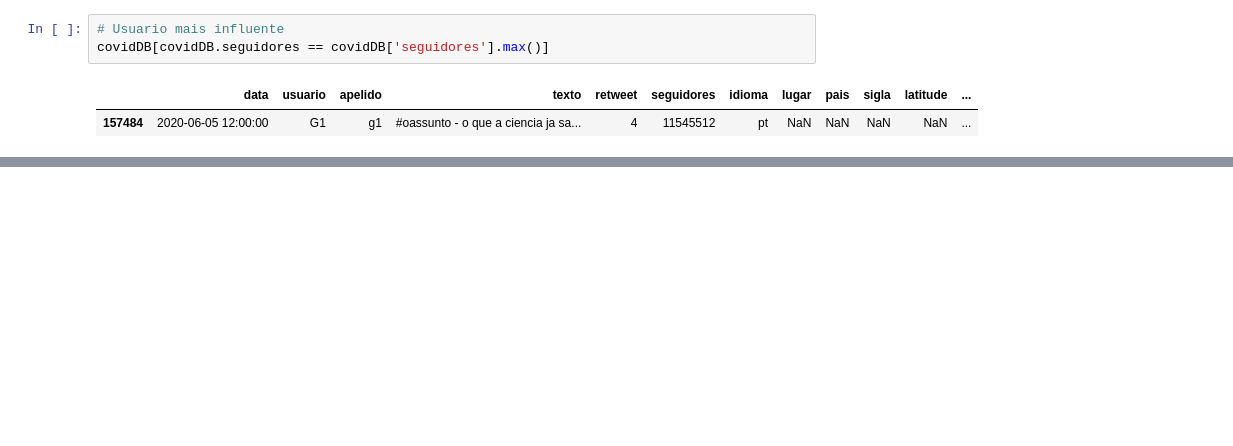
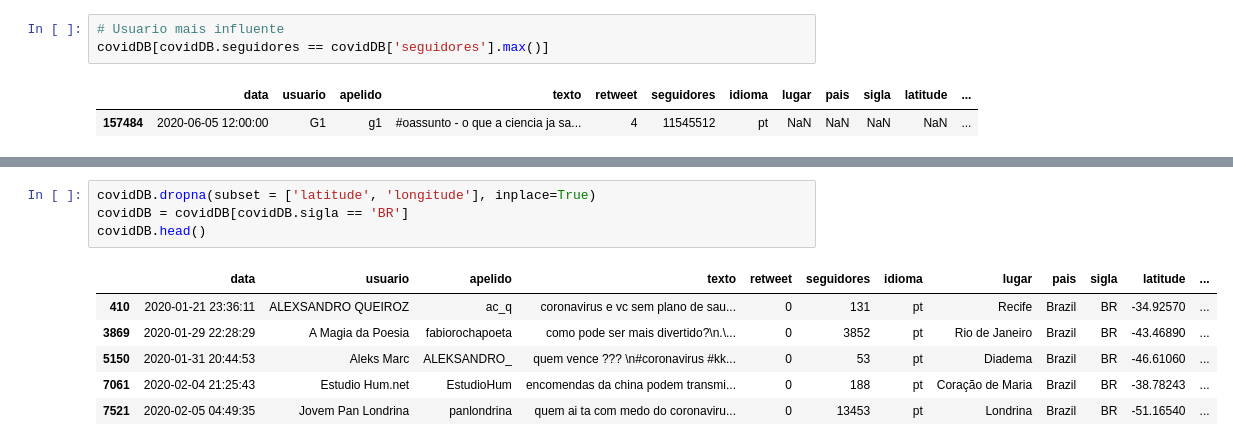
Before and after one commit to Mirnada/Covid_19, a Jupyter notebook: Covid_19.ipynb, the cells around one changed output, grey strips where cells are left out. Cells and saved outputs as stored; diff of their text form; blank space fills up the shorter version.

```diff
--- a/Covid_19.ipynb
+++ b/Covid_19.ipynb
@@ -431,0 +482,11 @@ s.values[0]
+# %%
+covidDB.dropna(subset = ['latitude', 'longitude'], inplace=True)
+covidDB = covidDB[covidDB.sigla == 'BR']
+covidDB.head()
+# %% [output]
+|  | data | usuario | apelido | texto | retweet | seguidores | idioma | lugar | pais | sigla | latitude | ... |
+| 410 | 2020-01-21 23:36:11 | ALEXSANDRO QUEIROZ | ac_q | coronavirus e vc sem plano de sau... | 0 | 131 | pt | Recife | Brazil | BR | -34.92570 | ... |
+| 3869 | 2020-01-29 22:28:29 | A Magia da Poesia | fabiorochapoeta | como pode ser mais divertido?\n.\... | 0 | 3852 | pt | Rio de Janeiro | Brazil | BR | -43.46890 | ... |
+| 5150 | 2020-01-31 20:44:53 | Aleks Marc | ALEKSANDRO_ | quem vence ??? \n#coronavirus #kk... | 0 | 53 | pt | Diadema | Brazil | BR | -46.61060 | ... |
+| 7061 | 2020-02-04 21:25:43 | Estudio Hum.net | EstudioHum | encomendas da china podem transmi... | 0 | 188 | pt | Coração de Maria | Brazil | BR | -38.78243 | ... |
+| 7521 | 2020-02-05 04:49:35 | Jovem Pan Londrina | panlondrina | quem ai ta com medo do coronaviru... | 0 | 13453 | pt | Londrina | Brazil | BR | -51.16540 | ... |
```
Also changed, not shown: parts of 20 cells of this notebook.
